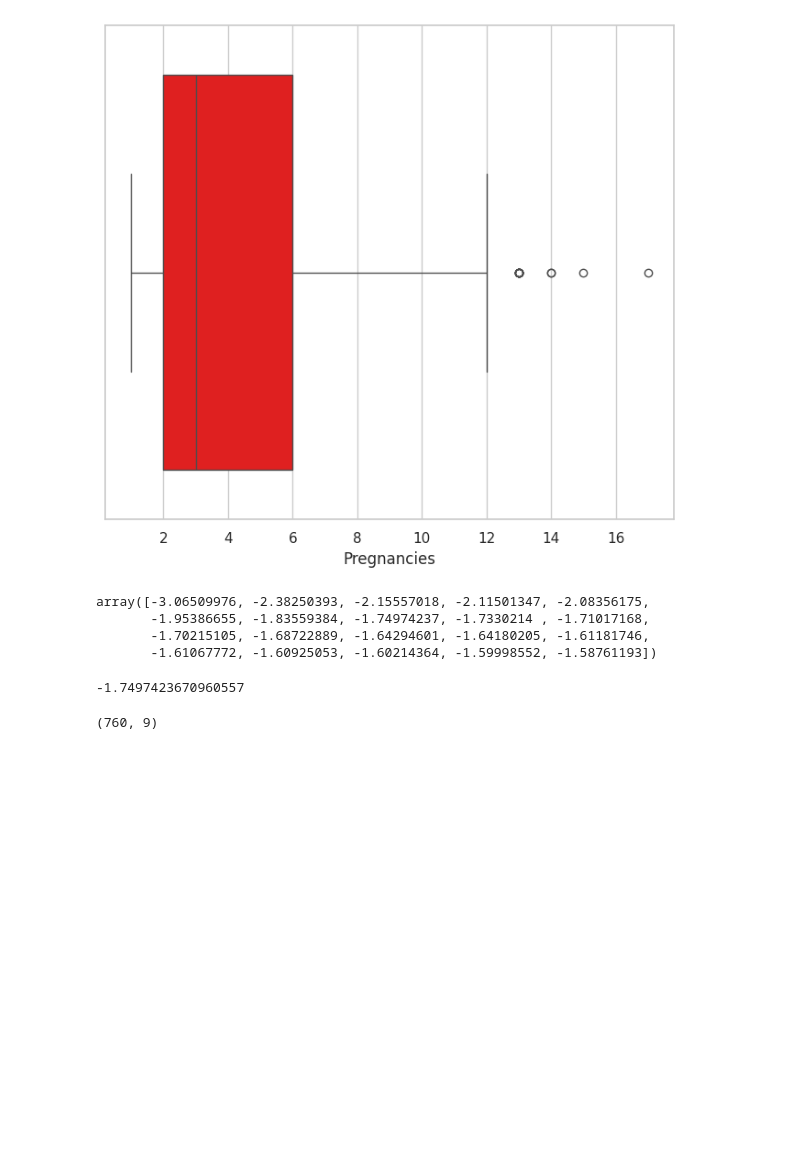
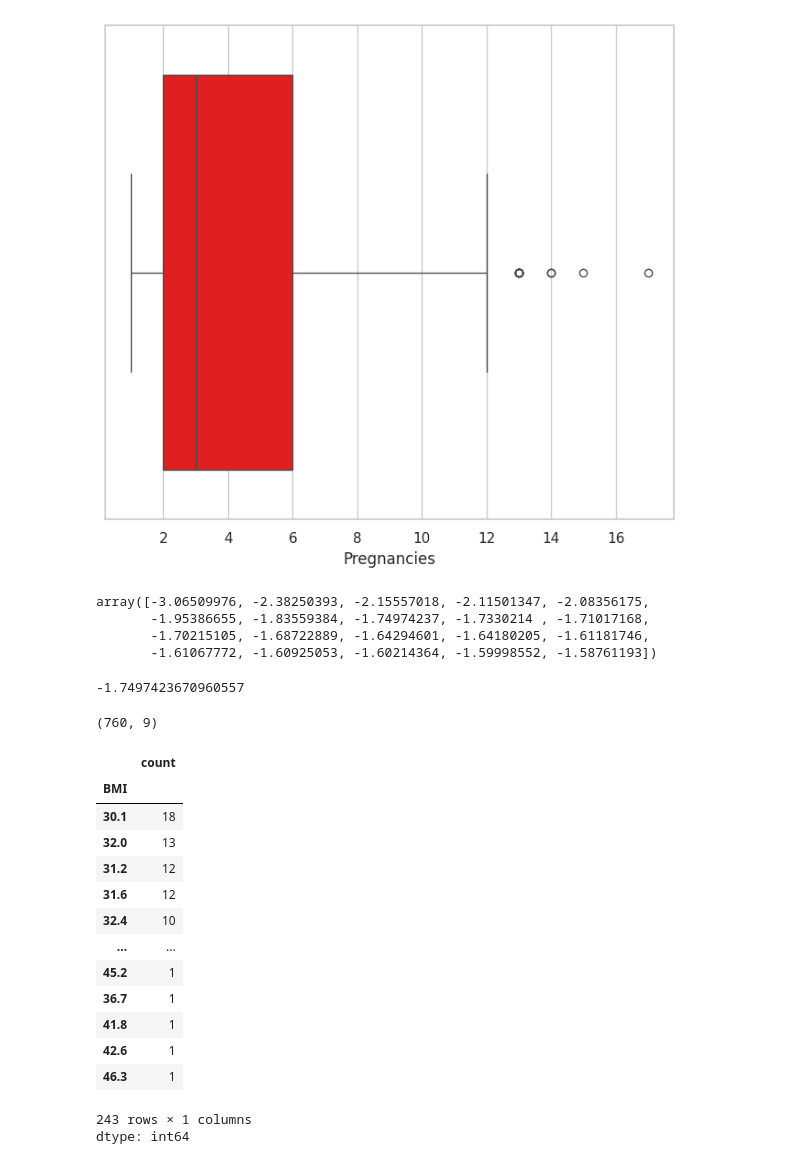
Before and after one commit to sandhrabijoy/Diabetes-Prediction, a Jupyter notebook: Diabetes_Prediction.ipynb, the cells around one changed output. Drawn from its saved outputs; the diff is of its cells as text; code cells hidden in the pictures; blank space fills up the shorter version.

```diff
--- a/Diabetes_Prediction.ipynb
+++ b/Diabetes_Prediction.ipynb
@@ -452,3 +452,21 @@ data=data[outlier]
 data.shape
 # %% [output]
 (760, 9)
+# %%
+data['BMI'].value_counts()
+# %% [output]
+|  | count |
+| BMI |  |
+| 30.1 | 18 |
+| 32.0 | 13 |
+| 31.2 | 12 |
+| 31.6 | 12 |
+| 32.4 | 10 |
+| ... | ... |
+| 45.2 | 1 |
+| 36.7 | 1 |
+| 41.8 | 1 |
+| 42.6 | 1 |
+| 46.3 | 1 |
+243 rows × 1 columns
+dtype: int64
```
Also changed, not shown: parts of 4 cells of this notebook.
